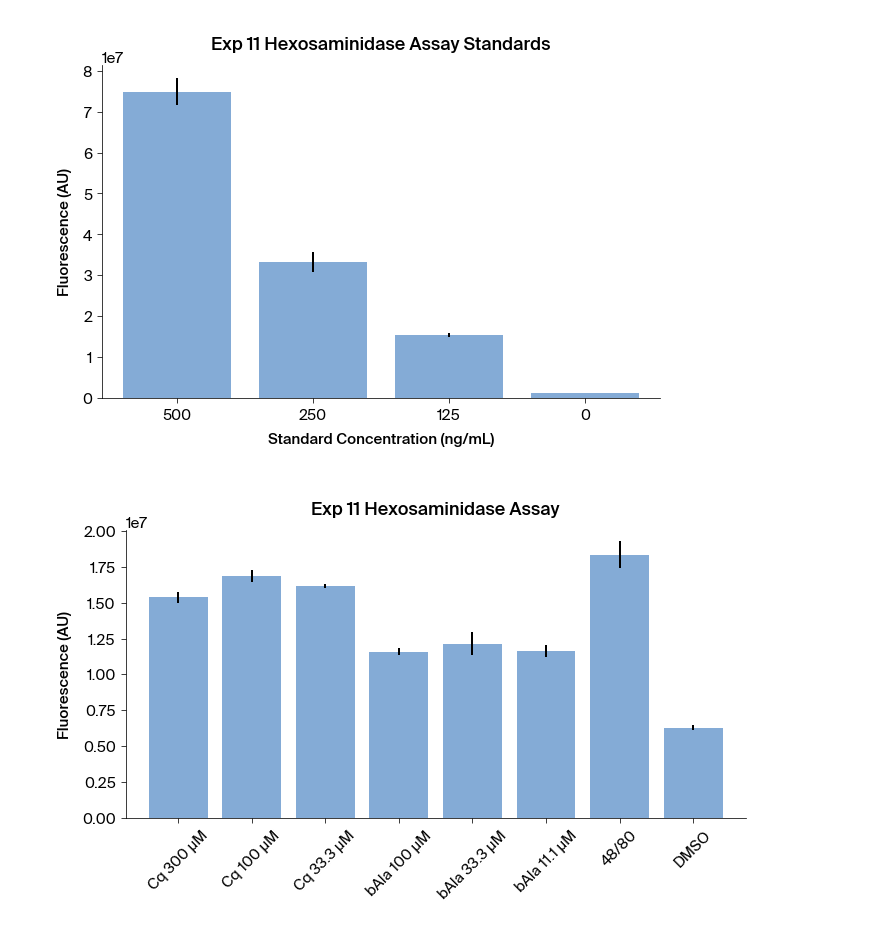
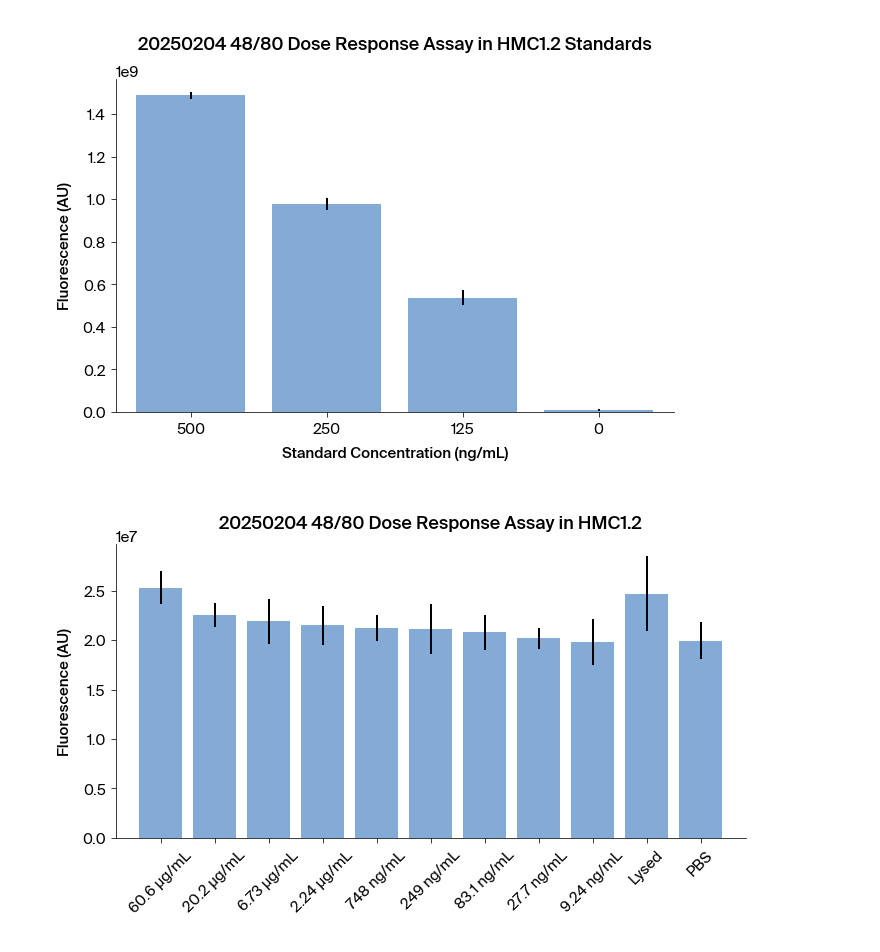
Before and after one commit to Arcadia-Science/2025-hex-assay-analysis, a Jupyter notebook: analysis_notebooks/hex_assay_analysis_main.ipynb, the cells around one changed output. Saved outputs shown, nothing was run; the diff lists cells and outputs as text; code cells hidden in the pictures.

```diff
--- a/analysis_notebooks/hex_assay_analysis_main.ipynb
+++ b/analysis_notebooks/hex_assay_analysis_main.ipynb
@@ -32,8 +21,8 @@ print(os.getcwd())
 # %%
 # Parameterization.
 
-data_filename = "20241217_hex_assay.csv"  # enter raw data file name here.
-manifest_filename = "20241217_hex_manifest.csv"  # enter sample manifest file name here.
+data_filename = "../data_files/20250204_hex_assay.csv"  # enter raw data file name here.
+manifest_filename = "../data_files/20250204_hex_manifest.csv"  # enter sample manifest file name here.
 
 # The blank value should match the label of blank wells.
 blank = "Blank"
@@ -47,19 +36,17 @@ standard_vals = [
 ]
 
 # enter the name of the experiment as a string for plot labels.
-experiment_name = "Exp 11 Hexosaminidase Assay"
+experiment_name = "20250204 48/80 Dose Response Assay in HMC1.2"
 # %%
-data_path = os.path.join(directory, data_filename)
-
-if os.path.exists(data_path):
-    data = pd.read_csv(data_path)
+if os.path.exists(data_filename):
+    data = pd.read_csv(data_filename)
     print(f"File '{data_filename}' loaded successfully.")
 else:
     print(f"Error: File '{data_filename}' not found in the directory '{directory}'.")
     print(
         """
         Please check the file path, file name, and ensure the file is present
-        in the working directory.
+        at the specified location.
         """
     )
 # %% [output]
@@ -68,9 +55,15 @@ File '20241217_hex_assay.csv' loaded successfully.
 # Metadata are found in rows where both column A and column B have non-empty values,
 # so metadata are extracted by identifying rows with non-empty values in these columns.
 
+output_directory = os.path.splitext(os.path.basename(data_filename))[0]
+output_path = '../output_files/' + output_directory
+os.makedirs(output_path, exist_ok = True)
+
+output_filename = output_path + '/' + output_directory
+
 metadata = data.dropna(subset=["User", "Public"])
 metadata = metadata.iloc[:, :2]
-metadata.to_csv(data_filename[:-4] + "_metadata.csv", index=False)
+metadata.to_csv(output_filename + "_metadata.csv", index=False)
 metadata
 # %% [output]
 |  | User | Public |
@@ -121,9 +114,7 @@ sample_data
 # Data must be restructured and labeled for plotting and analysis,
 # so sample manifest is used to sort and label data.
 
-manifest_path = os.path.join(directory, manifest_filename)
-
-if os.path.exists(manifest_path):
+if os.path.exists(manifest_filename):
     manifest = pd.read_csv(manifest_filename)
     manifest = manifest.drop(columns="Manifest")
     print(f"File '{manifest_filename}' loaded successfully.")
@@ -132,7 +123,7 @@ else:
     print(
         """
         Please check the file path, file name, and ensure the file is present
-        in the working directory.
+        at the specified location.
         """
     )
 
@@ -236,40 +227,41 @@ plt.xlabel("Standard Concentration (ng/mL)")
 plt.ylabel("Fluorescence (AU)")
 plt.title(experiment_name + " Standards")
 
-plt.savefig(data_filename[:-4] + "_standards.png", transparent=False)
+plt.savefig(output_filename + "_standards.png", transparent=False)
 plt.show()
 # %% [output]
-[figure, old version]
+[figure, new version]
 # %%
 columns = labeled_df.columns.tolist()
 sample_columns = [col for col in columns if col not in standards and col != blank]
 
 samples = labeled_df[sample_columns]
 
 sample_means = samples.mean()
 sample_std_devs = samples.std()
 
+apc.mpl.setup()
 plt.figure(figsize=(10, 6))
 bars = plt.bar(
     sample_means.index,
     sample_means.values,
     yerr=sample_std_devs.values,
     capsize=5,
     alpha=0.7,
 )
 
 # User can update labels and title as needed.
 plt.ylabel("Fluorescence (AU)")
 plt.title(experiment_name)
 
 # Optionally adjust x-axis tick labels to avoid overlapping when plotting many samples.
 plt.xticks(rotation=45)  # Rotate x-axis labels for better readability.
 plt.tight_layout()
 
-plt.savefig(data_filename[:-4] + "_samples.png", transparent=False)
+plt.savefig(output_filename + "_samples.png", transparent=False)
 plt.show()
 # %% [output]
-[figure, old version]
+[figure, new version]
 # %%
 # Data must be reshaped for statistical analysis.
 samples_melt = samples.melt(var_name="Treatment", value_name="Concentration")
```
Also changed, not shown: parts of 13 cells of this notebook, 5 other files.
